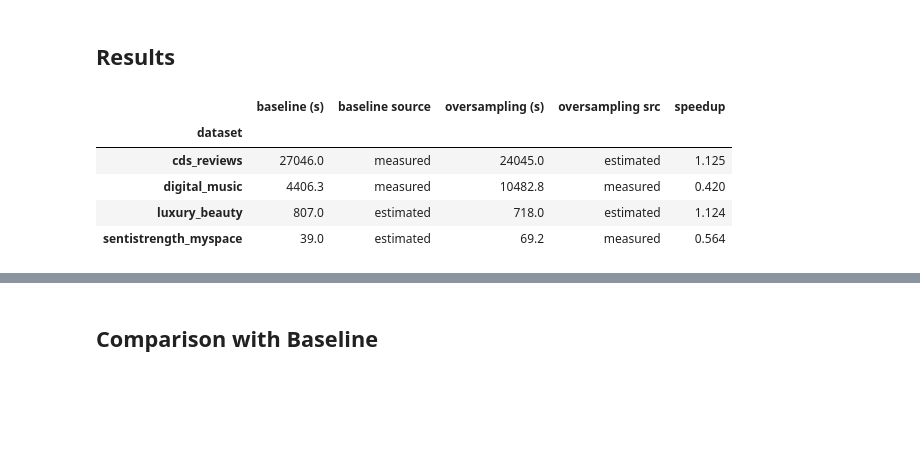
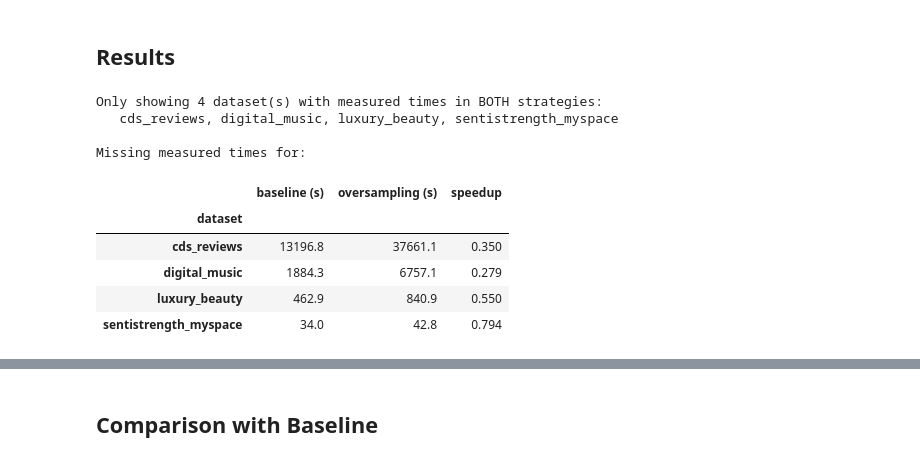
Before and after one commit to PHMGC/Oversampling-LLM-Bias-Reduction, a Jupyter notebook: exps/02_simple_oversampling.ipynb, the cells around one changed output, grey strips where cells are left out. Drawn from its saved outputs; the diff is of its cells as text; code cells hidden in the pictures; blank space fills up the shorter version.

```diff
--- a/exps/02_simple_oversampling.ipynb
+++ b/exps/02_simple_oversampling.ipynb
@@ -100,53 +100,68 @@ with open(eval_results_file, "r") as f:
 baseline_eval_file = MODELS_DIR / "baseline" / "eval_results.json"
 if not baseline_eval_file.exists():
     raise FileNotFoundError(f"Baseline evaluation results not found at {baseline_eval_file}.")
 
 with open(baseline_eval_file, "r") as f:
     baseline_results = json.load(f)
 
 def load_train_times(strategy):
-    """Return {dataset: (elapsed_seconds, source)} for measured or estimated entries.
-    'measured' = observed from tmux/JSON; 'estimated' = computed from dataset size × throughput × epochs.
+    """Return {dataset: elapsed_seconds} for MEASURED entries only.
+    Excludes estimated times to ensure data consistency.
     """
     path = MODELS_DIR / strategy / "train_results.json"
     if not path.exists():
         return {}
     with open(path) as f:
         data = json.load(f)
     return {
-        r["job_id"].split("/")[1]: (r["elapsed_seconds"], r.get("elapsed_source", "unknown"))
+        r["job_id"].split("/")[1]: r["elapsed_seconds"]
         for r in data
-        if r.get("success") and r.get("elapsed_source") in ("measured", "estimated")
+        if r.get("success") and r.get("elapsed_source") == "measured"
     }
 
 baseline_times     = load_train_times("baseline")
 oversampling_times = load_train_times("simple_oversampling")
 
+# Keep only datasets with MEASURED times in both baseline and oversampling
+common_ds = sorted(set(baseline_times.keys()) & set(oversampling_times.keys()))
+
 speedup = {
-    ds: baseline_times[ds][0] / oversampling_times[ds][0]
-    for ds in results
-    if ds in baseline_times and ds in oversampling_times
+    ds: baseline_times[ds] / oversampling_times[ds]
+    for ds in common_ds
 }
 
-all_ds = sorted(set(baseline_times) | set(oversampling_times))
 timing_df = pd.DataFrame(
     {
-        "baseline (s)":      [baseline_times[ds][0]     if ds in baseline_times     else None for ds in all_ds],
-        "baseline source":   [baseline_times[ds][1]     if ds in baseline_times     else None for ds in all_ds],
-        "oversampling (s)":  [oversampling_times[ds][0] if ds in oversampling_times else None for ds in all_ds],
-        "oversampling src":  [oversampling_times[ds][1] if ds in oversampling_times else None for ds in all_ds],
-        "speedup":           [round(speedup[ds], 3)     if ds in speedup            else None for ds in all_ds],
+        "baseline (s)":      [baseline_times[ds] for ds in common_ds],
+        "oversampling (s)":  [oversampling_times[ds] for ds in common_ds],
+        "speedup":           [round(speedup[ds], 3) for ds in common_ds],
     },
-    index=pd.Index(all_ds, name="dataset"),
+    index=pd.Index(common_ds, name="dataset"),
 )
+
+print(f"Only showing {len(common_ds)} dataset(s) with measured times in BOTH strategies:")
+print(f"   {', '.join(common_ds)}\n")
+print(f"Missing measured times for:")
+all_baseline = set(baseline_times.keys()) | set(oversampling_times.keys())
+missing = all_baseline - set(common_ds)
+for ds in sorted(missing):
+    bl = "✓ measured" if ds in baseline_times else "✗ estimated/missing"
+    os = "✓ measured" if ds in oversampling_times else "✗ estimated/missing"
+    print(f"   {ds:30} baseline: {bl:20} oversampling: {os}")
+
+print("\n")
 timing_df
 # %% [output]
+Only showing 4 dataset(s) with measured times in BOTH strategies:
+   cds_reviews, digital_music, luxury_beauty, sentistrength_myspace
+
+Missing measured times for:
-|  | baseline (s) | baseline source | oversampling (s) | oversampling src | speedup |
-| dataset |  |  |  |  |  |
-| cds_reviews | 27046.0 | measured | 24045.0 | estimated | 1.125 |
-| digital_music | 4406.3 | measured | 10482.8 | measured | 0.420 |
-| luxury_beauty | 807.0 | estimated | 718.0 | estimated | 1.124 |
-| sentistrength_myspace | 39.0 | estimated | 69.2 | measured | 0.564 |
+|  | baseline (s) | oversampling (s) | speedup |
+| dataset |  |  |  |
+| cds_reviews | 13196.8 | 37661.1 | 0.350 |
+| digital_music | 1884.3 | 6757.1 | 0.279 |
+| luxury_beauty | 462.9 | 840.9 | 0.550 |
+| sentistrength_myspace | 34.0 | 42.8 | 0.794 |
 # %%
 results_to_dataframe(results).round(4)
 # %% [output]
```
Also changed, not shown: parts of 4 cells of this notebook, 10 other files.
